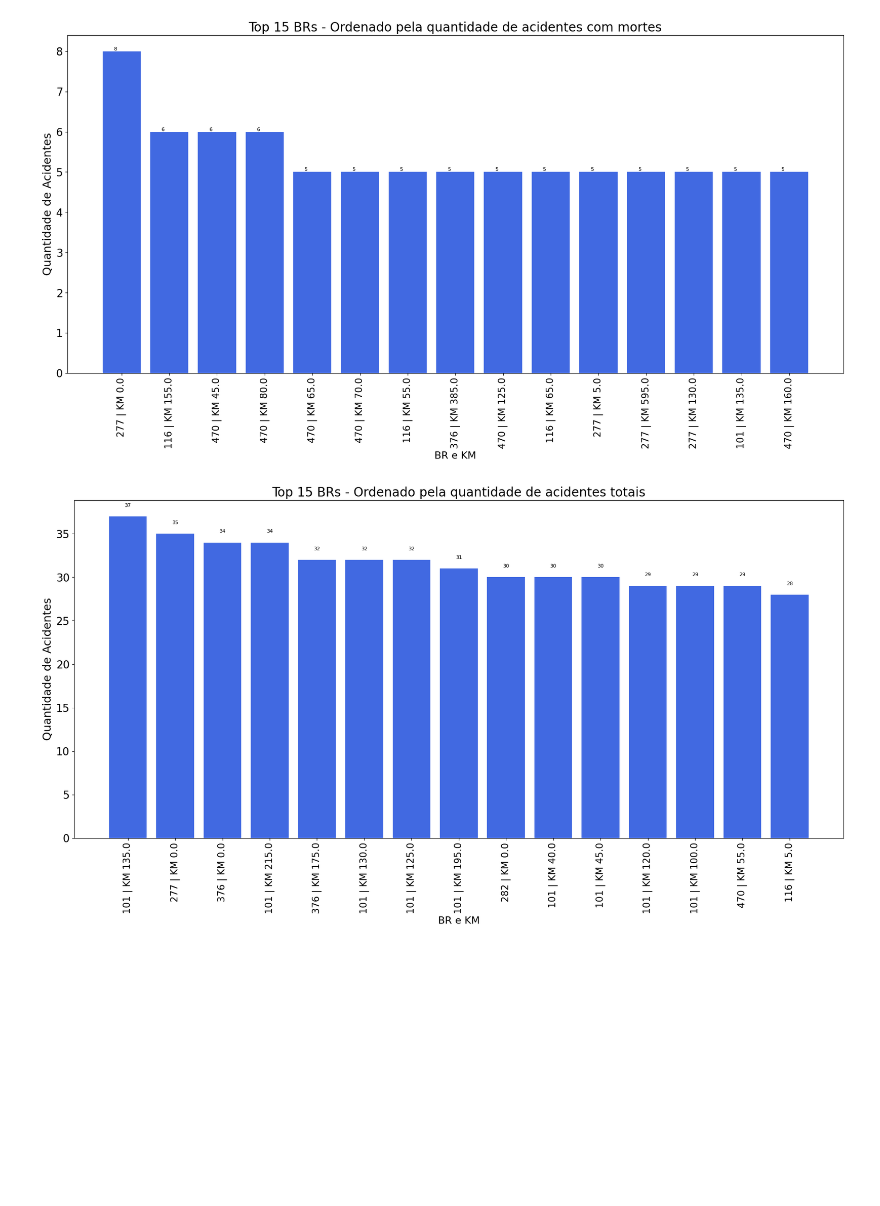
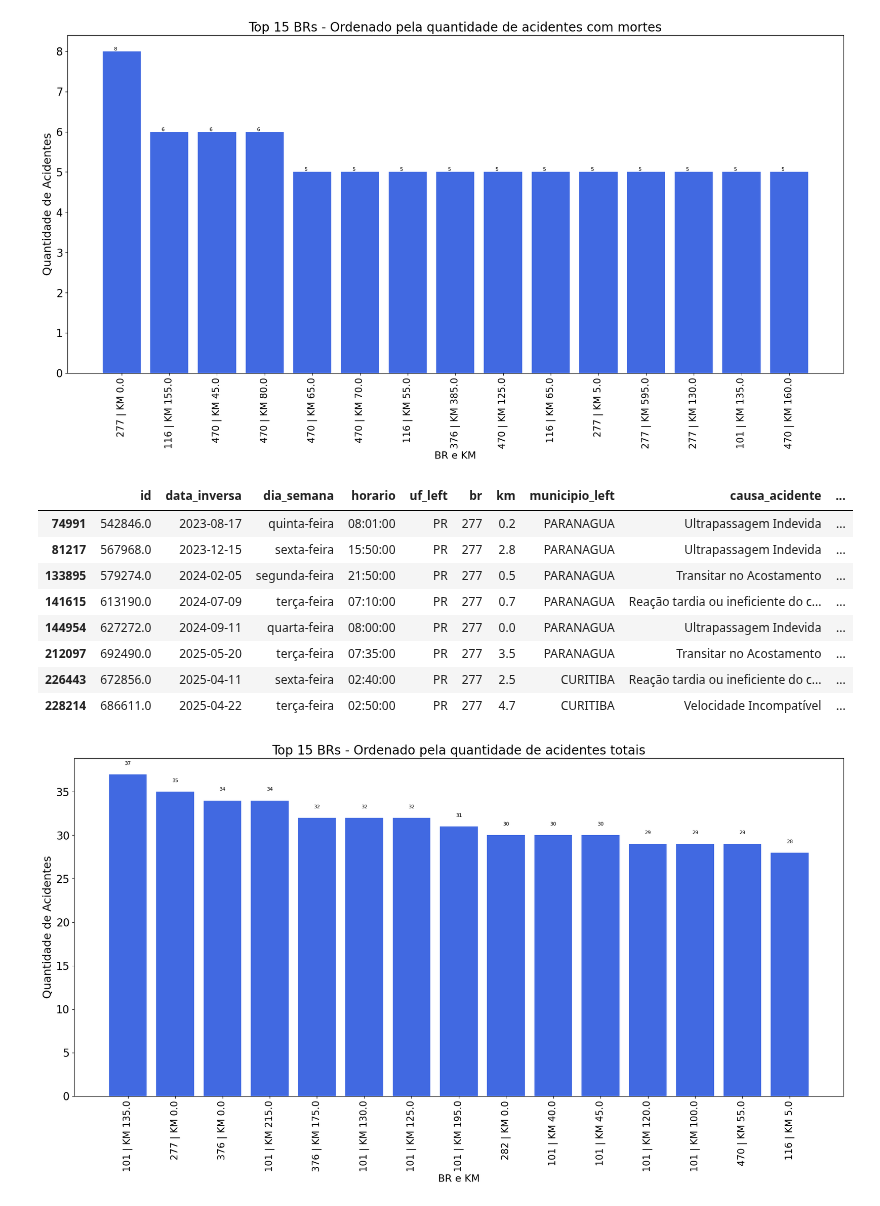
Before and after one commit to adrianop/dataScience, a Jupyter notebook: analise espacial/3 - abordagem_com_radares.ipynb, the cells around one changed output. Cells and saved outputs as stored; diff of their text form; code cells hidden in the pictures; blank space fills up the shorter version.

Commit message:
mapas dos acidentes

```diff
--- a/analise espacial/3 - abordagem_com_radares.ipynb
+++ b/analise espacial/3 - abordagem_com_radares.ipynb
@@ -605,3 +620,20 @@ plt.tight_layout()
 plt.show()
 # %% [output]
 [figure]
+# %%
+dados_mapa = acidentes_proximos[
+    (acidentes_proximos["radar_ativo_no_acidente"] == False) &
+    (acidentes_proximos["br"] == 277) &
+    (acidentes_proximos["mortos"] > 0) &
+    (acidentes_proximos["km"].between(0.0, 4.9))]
+dados_mapa.head(10)
+# %% [output]
+|  | id | data_inversa | dia_semana | horario | uf_left | br | km | municipio_left | causa_acidente | ... |
+| 74991 | 542846.0 | 2023-08-17 | quinta-feira | 08:01:00 | PR | 277 | 0.2 | PARANAGUA | Ultrapassagem Indevida | ... |
+| 81217 | 567968.0 | 2023-12-15 | sexta-feira | 15:50:00 | PR | 277 | 2.8 | PARANAGUA | Ultrapassagem Indevida | ... |
+| 133895 | 579274.0 | 2024-02-05 | segunda-feira | 21:50:00 | PR | 277 | 0.5 | PARANAGUA | Transitar no Acostamento | ... |
+| 141615 | 613190.0 | 2024-07-09 | terça-feira | 07:10:00 | PR | 277 | 0.7 | PARANAGUA | Reação tardia ou ineficiente do c... | ... |
+| 144954 | 627272.0 | 2024-09-11 | quarta-feira | 08:00:00 | PR | 277 | 0.0 | PARANAGUA | Ultrapassagem Indevida | ... |
+| 212097 | 692490.0 | 2025-05-20 | terça-feira | 07:35:00 | PR | 277 | 3.5 | PARANAGUA | Transitar no Acostamento | ... |
+| 226443 | 672856.0 | 2025-04-11 | sexta-feira | 02:40:00 | PR | 277 | 2.5 | CURITIBA | Reação tardia ou ineficiente do c... | ... |
+| 228214 | 686611.0 | 2025-04-22 | terça-feira | 02:50:00 | PR | 277 | 4.7 | CURITIBA | Velocidade Incompatível | ... |
```
Also changed, not shown: parts of 10 cells of this notebook, 10 other files.
